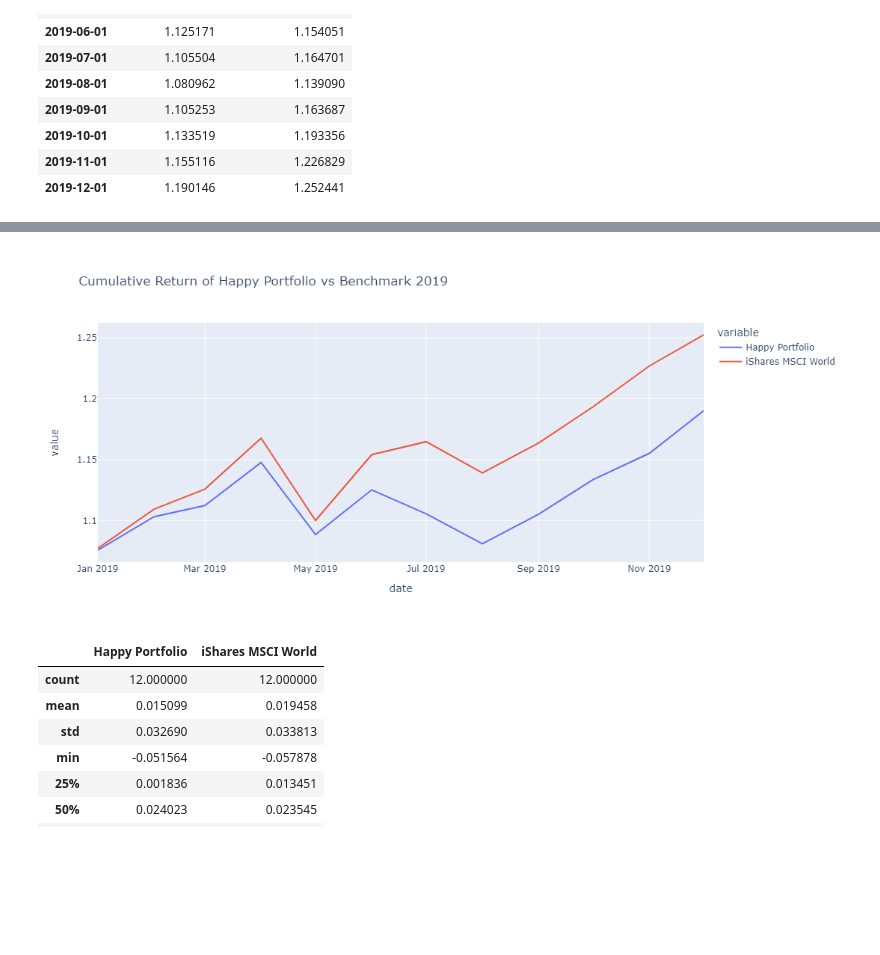
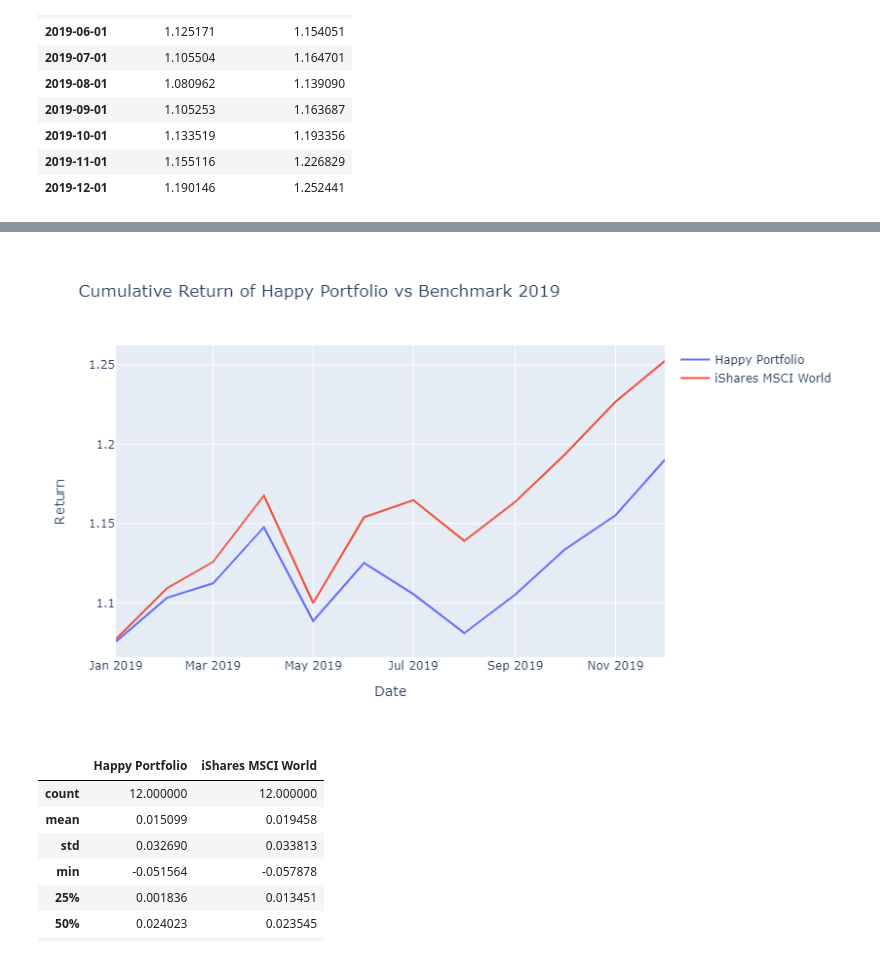
Before and after one commit to tnmercer/group_repo, a Jupyter notebook: main_notebook.ipynb, the cells around one changed output, grey strips where cells are left out. Cells and saved outputs as stored; diff of their text form; code cells hidden in the pictures; blank space fills up the shorter version.

```diff
--- a/main_notebook.ipynb
+++ b/main_notebook.ipynb
@@ -155,7 +166,12 @@ fig = px.line(
     cum_portfolio_2019,
     title="Cumulative Return of Happy Portfolio vs Benchmark 2019",
     height=500,
-    width=1200
+    width=1000,
+    labels={
+        "value":"Return",
+        "date":"Date",
+        "variable":""
+    }
 )
 fig.show()
 # %% [output]
@@ -162 +179 @@ fig.show()
-[figure, old version]
+[figure, new version]
```
Also changed, not shown: parts of 11 cells of this notebook.
